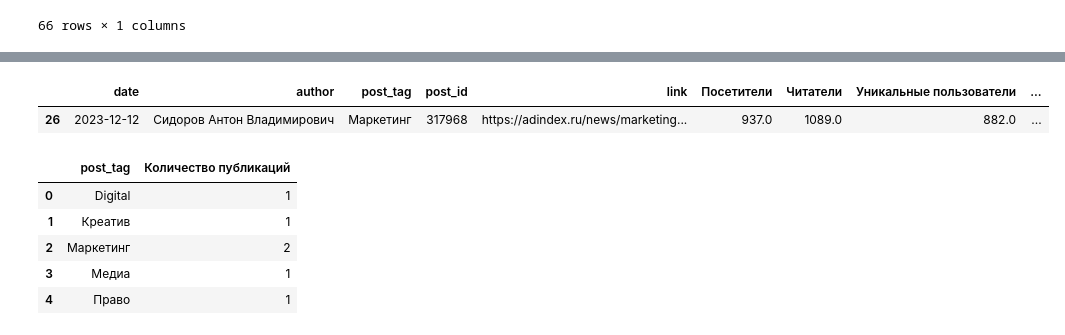
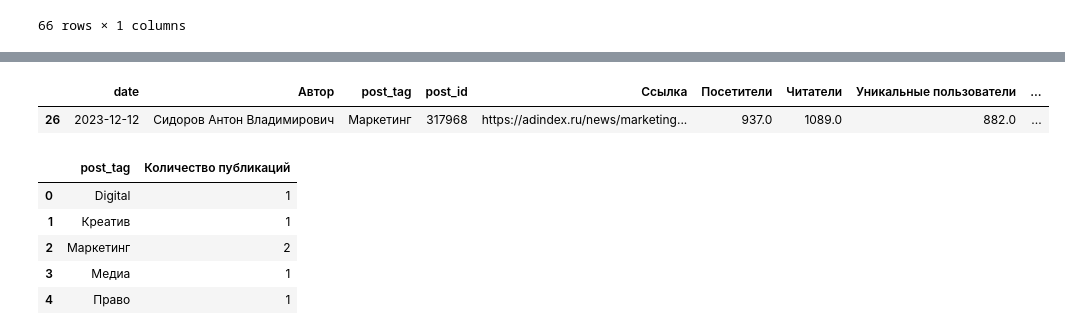
Before and after one commit to Meksis/AdIndexProject, a Jupyter notebook: dash/graphics.ipynb, the cells around one changed output, grey strips where cells are left out. Drawn from its saved outputs; the diff is of its cells as text; code cells hidden in the pictures.

```diff
--- a/dash/graphics.ipynb
+++ b/dash/graphics.ipynb
@@ -205,7 +232,7 @@ top_authors_by_topic
 # %%
-df[(df['author'] == 'Сидоров Антон Владимирович') & (df['post_tag'] == 'Маркетинг')]
+df[(df['Автор'] == 'Сидоров Антон Владимирович') & (df['post_tag'] == 'Маркетинг')]
 # %% [output]
-|  | date | author | post_tag | post_id | link | Посетители | Читатели | Уникальные пользователи | ... |
+|  | date | Автор | post_tag | post_id | Ссылка | Посетители | Читатели | Уникальные пользователи | ... |
 | 26 | 2023-12-12 | Сидоров Антон Владимирович | Маркетинг | 317968 | https://adindex.ru/news/marketing... | 937.0 | 1089.0 | 882.0 | ... |
 # %%
 # Группируем данные по автору и теме, а затем подсчитываем количество уникальных публикаций
```
Also changed, not shown: parts of 6 cells of this notebook.
